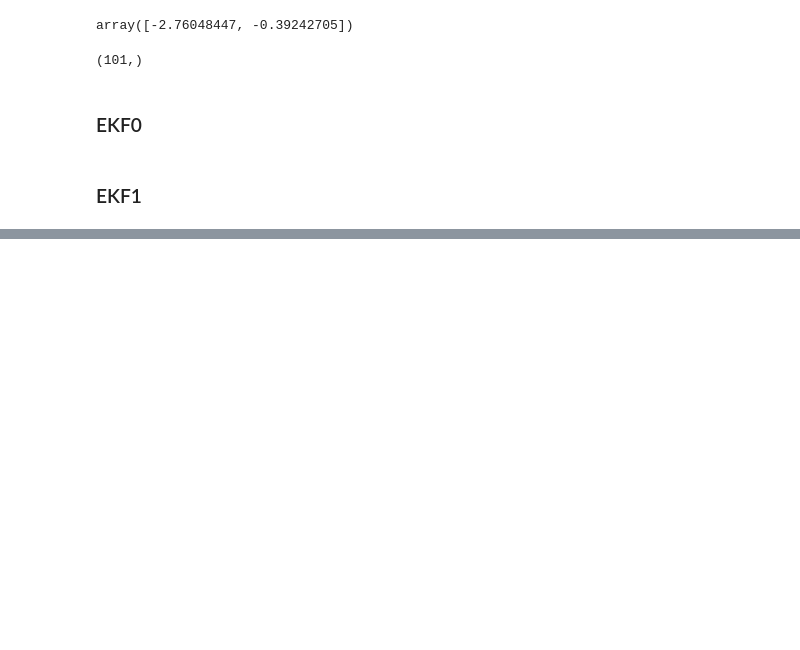
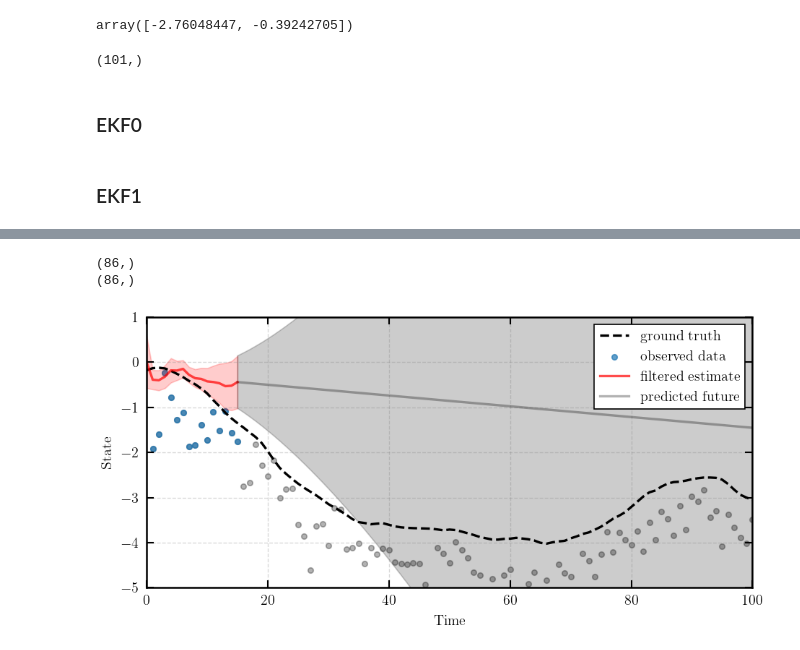
Before and after one commit to paufisch/ode_filters, a Jupyter notebook: kalman_playground.ipynb, the cells around one changed output, grey strips where cells are left out. Drawn from its saved outputs; the diff is of its cells as text; code cells hidden in the pictures; blank space fills up the shorter version.

```diff
--- a/kalman_playground.ipynb
+++ b/kalman_playground.ipynb
@@ -307,0 +414,13 @@ for t in range(101):
+# %%
+ts = np.arange(101)
+# %%
+t = 15
+m_projected, P_projected, m_future_projected, P_future_projected = extended_kalman_filter(t)
+print(m_future_projected.shape)
+print(ts[t:].shape)
+#plot_kalman_filter(t, m_projected, P_projected, m_future_projected[1:], P_future_projected[1:])
+plot_kalman_filter(t, m_projected, P_projected, m_future_projected, P_future_projected)
+# %% [output]
+(86,)
+(86,)
+[figure, added]
```
Also changed, not shown: parts of 11 cells of this notebook.
